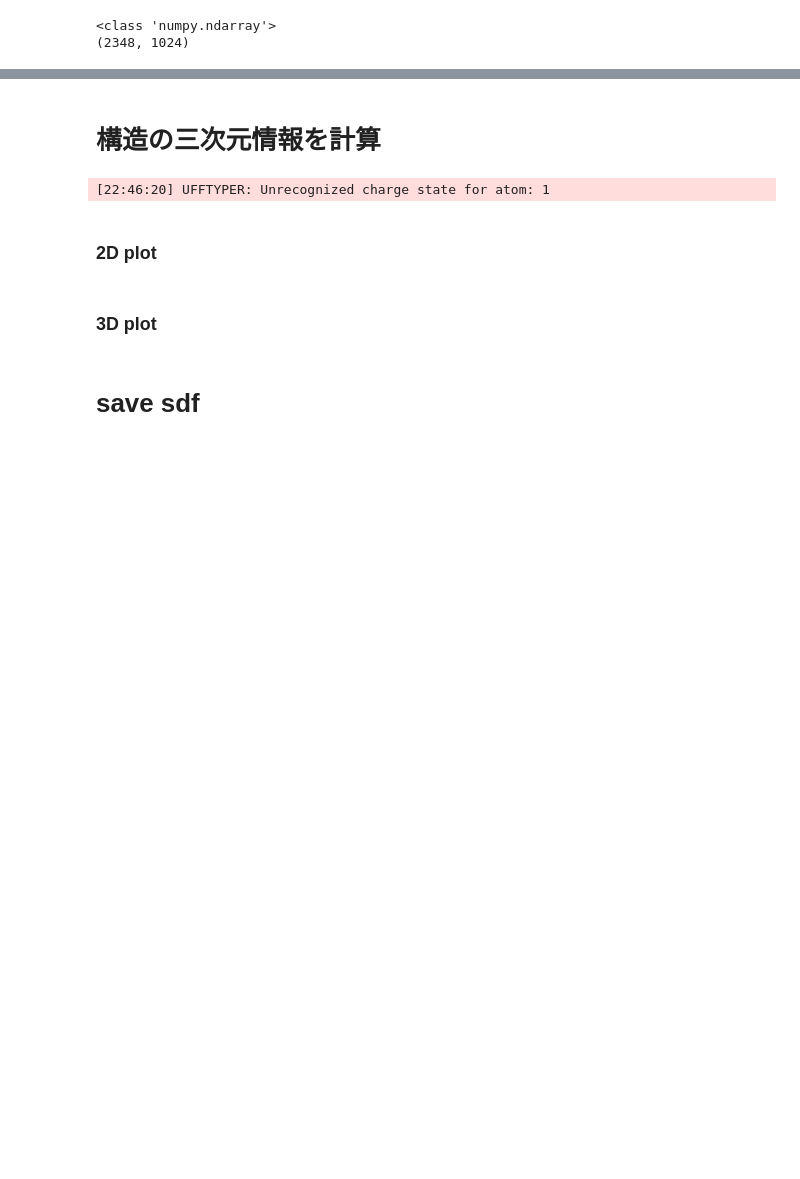
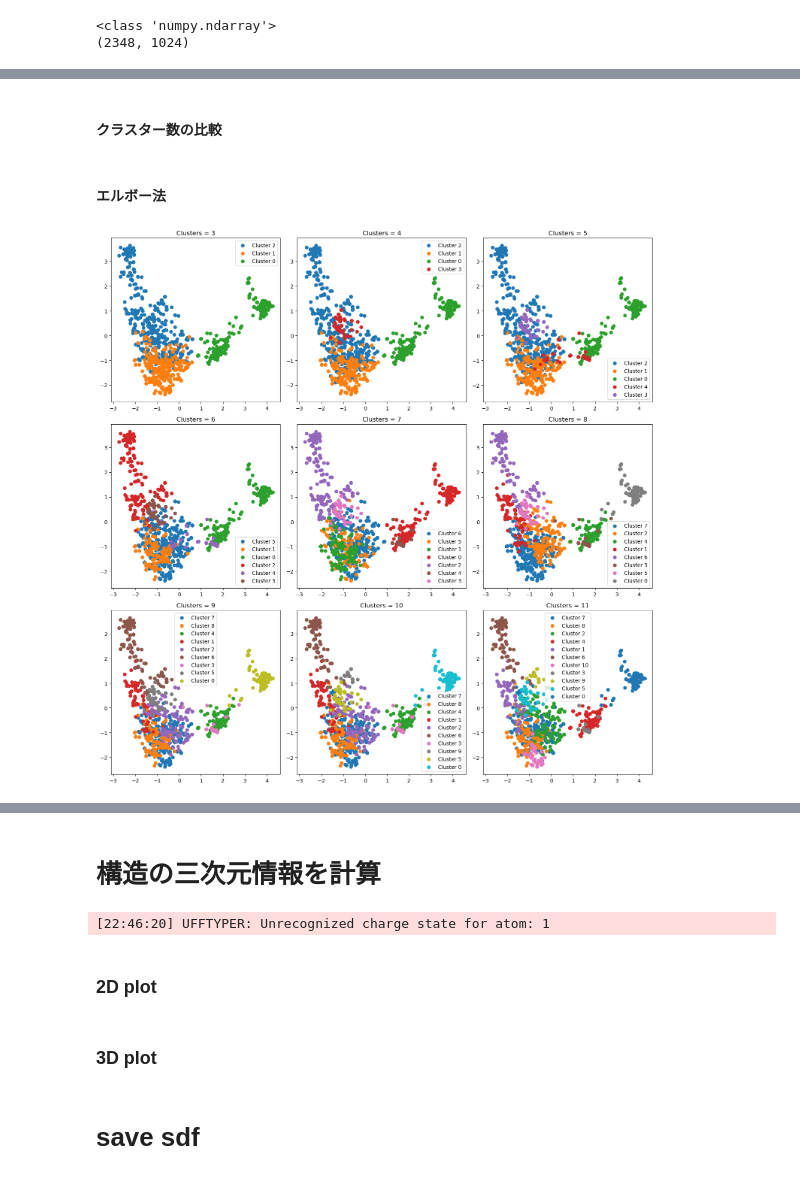
Before and after one commit to keetane/infomatics, a Jupyter notebook: ChEMBLapi.ipynb, the cells around one changed output, grey strips where cells are left out. Cells and saved outputs as stored; diff of their text form; code cells hidden in the pictures; blank space fills up the shorter version.

```diff
--- a/ChEMBLapi.ipynb
+++ b/ChEMBLapi.ipynb
@@ -442,0 +447,56 @@ Optimal number of clusters (Silhouette Analysis): 20
+# %% [markdown]
+#### クラスター数の比較
+# %% [markdown]
+#### エルボー法
+# %%
+import pandas as pd
+from rdkit import Chem, DataStructs
+from rdkit.Chem import AllChem, rdFingerprintGenerator
+import numpy as np
+import matplotlib.pyplot as plt
+from sklearn.cluster import KMeans
+from sklearn.decomposition import PCA
+
+# Morgan Fingerprint generatorを初期化
+mfgen = rdFingerprintGenerator.GetMorganGenerator(radius=2, fpSize=1024)
+
+# DataFrameにMorgan Fingerprintを計算した列を追加 (修正)
+df['Morgan_FP'] = df['Murcko_Mol'].apply(lambda mol: mfgen.GetFingerprint(mol) if mol is not None else None)
+
+# Morgan Fingerprintが計算できなかった行を削除
+df.dropna(subset=['Morgan_FP'], inplace=True)
+
+# Morgan Fingerprintをnumpy arrayに変換
+df['Morgan_FP'] = df['Morgan_FP'].apply(lambda fp: np.array(list(fp)) if fp is not None else None)
+df.dropna(subset=['Morgan_FP'], inplace=True)
+
+
+# クラスタリングと可視化 (変更なし)
+fig, axes = plt.subplots(3, 3, figsize=(15, 15))
+clusters = range(3, 12)
+for i, n_clusters in enumerate(clusters):
+    row = i // 3
+    col = i % 3
+
+    # KMeansクラスタリング
+    kmeans = KMeans(n_clusters=n_clusters, random_state=42)
+    df['Cluster'] = kmeans.fit_predict(np.stack(df['Morgan_FP'].values)) #np.stackでListをarrayに変換
+
+    # PCAで次元削減
+    pca = PCA(n_components=2)
+    pca_result = pca.fit_transform(np.stack(df['Morgan_FP'].values)) #np.stackでListをarrayに変換
+    df['PCA_x'] = pca_result[:, 0]
+    df['PCA_y'] = pca_result[:, 1]
+
+    # クラスタリング結果をプロット
+    ax = axes[row, col]
+    for cluster in df['Cluster'].unique():
+        cluster_data = df[df['Cluster'] == cluster]
+        ax.scatter(cluster_data['PCA_x'], cluster_data['PCA_y'], label=f'Cluster {cluster}')
+    ax.set_title(f'Clusters = {n_clusters}')
+    ax.legend()
+
+plt.tight_layout()
+plt.show()
+# %% [output]
+[figure, added]
```
Also changed, not shown: parts of 15 cells of this notebook.
